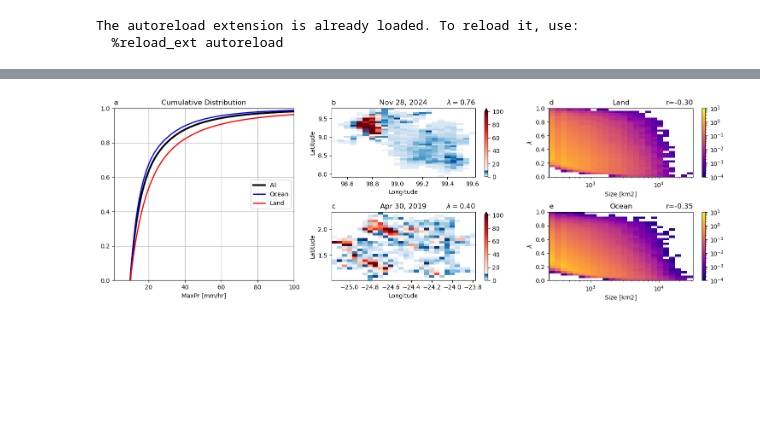
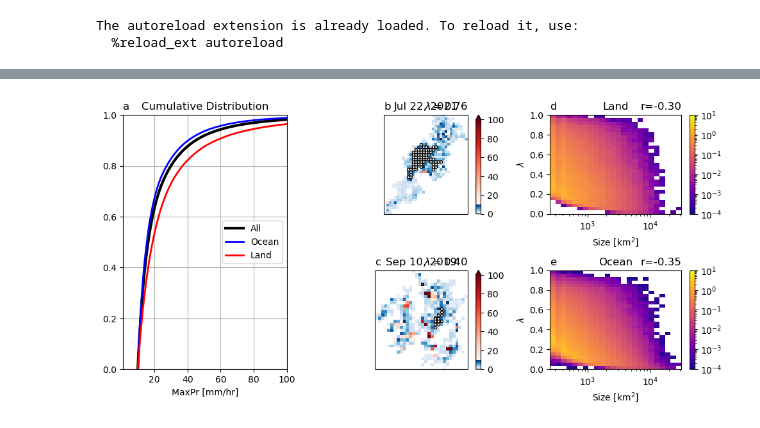
Before and after one commit to pedroanguloumana/extreme_precipitation_in_gpm, a Jupyter notebook: notebooks/nb01_CDF_Examples.ipynb, the cells around one changed output, grey strips where cells are left out. Cells and saved outputs as stored; diff of their text form; code cells hidden in the pictures; blank space fills up the shorter version.

Commit message:
Updated plots for thesis

```diff
--- a/notebooks/nb01_CDF_Examples.ipynb
+++ b/notebooks/nb01_CDF_Examples.ipynb
@@ -23,9 +289,8 @@ pf_stats = load_global_pf_stats()
 # %%
-
 #
 # Plot Figure 1 for paper
 #
-fig = plt.figure(figsize=(15, 5))
+fig = plt.figure(figsize=(10, 5))
 gs = gridspec.GridSpec(
     nrows=2,
     ncols=3,
@@ -40,10 +305,11 @@ ax = fig.add_subplot(gs[:, 0])
 maxpr = pf_stats['max_precip']
 is_land_id = globe.is_land(pf_stats['mean_latitude'], pf_stats['mean_longitude'])
 is_ocean_id = globe.is_ocean(pf_stats['mean_latitude'], pf_stats['mean_longitude'])
+
 def cdf(data):
     sorted_data = np.sort(data)
-    cdf = np.arange(1, len(sorted_data) + 1) / len(sorted_data)
-    return cdf
+    cdf_vals = np.arange(1, len(sorted_data) + 1) / len(sorted_data)
+    return cdf_vals
 
 maxpr_all = pf_stats['max_precip'].values
 maxpr_land = pf_stats['max_precip'][is_land_id].values
@@ -83,7 +349,7 @@ cmap_split, norm_split = create_split_cmap(
     cmap_high=plt.cm.Reds
 )
 
-ax_list = [fig.add_subplot(gs[0, 1]), fig.add_subplot(gs[1, 1])]
+ax_list = [fig.add_subplot(gs[0, 1], projection=ccrs.PlateCarree()), fig.add_subplot(gs[1, 1], projection=ccrs.PlateCarree())]
 regime_list = ['high_area_high_loc', 'high_area_low_loc']
 
 for i, (ax, regime) in enumerate(zip(ax_list, regime_list)):
@@ -95,19 +361,56 @@ for i, (ax, regime) in enumerate(zip(ax_list, regime_list)):
         norm=norm_split,
         cbar_kwargs={'label': None}
     )
+
+
+    import scipy.ndimage as ndimage
+
+    # Extract the precipitation field as a NumPy array
+    rain = pf_data.near_surf_rain.values
+
+    # Create a Boolean mask where rain rates exceed 10 mm/hr
+    mask = rain > 10
+
+    # Label connected regions (using an 8-connected neighborhood)
+    structure = np.ones((3, 3))  # 8-connected
+    labeled_array, num_features = ndimage.label(mask, structure=structure)
+
+    if num_features > 0:
+        # Compute the size of each connected region
+        region_sizes = ndimage.sum(mask, labeled_array, index=np.arange(1, num_features + 1))
+        # Identify the label corresponding to the largest region (labels start at 1)
+        largest_region_label = np.argmax(region_sizes) + 1
+        largest_region_mask = (labeled_array == largest_region_label)
+
+        # Find the indices (row, col) of pixels in the largest region
+        indices = np.argwhere(largest_region_mask)
+
+        # Get the coordinate arrays.
+        # Here we assume that pf_data has 1D coordinate arrays for longitude and latitude.
+        # Adjust 'lon' and 'lat' to the correct names if different.
+        lon = pf_data['lon'].values if 'lon' in pf_data.coords else pf_data['longitude'].values
+        lat = pf_data['lat'].values if 'lat' in pf_data.coords else pf_data['latitude'].values
+
+        # Loop over each pixel in the largest region and plot a white dot at its center.
+        for i_idx, j_idx in indices:
+            # Here, i_idx corresponds to the latitude index and j_idx to the longitude index.
+            ax.plot(lon[j_idx], lat[i_idx], marker='o', color='white', markersize=3, markeredgecolor='black')
+
     ax.set_xlabel("Longitude")
     ax.set_ylabel("Latitude")
     ax.set_title('')
     ax.set_title(chr(ord('b') + i), loc='left')
     ax.set_title(pf_data.time.dt.strftime('%b %d, %Y').item())
     ax.set_title(rf'$\lambda=${[0.76, 0.40][i]:.02f}', loc='right')
+    ax.add_feature(cfeature.STATES)
+    ax.add_feature(cfeature.COASTLINE)
 
 #
 # Plot PDF of land size and loc
 #
 ax = fig.add_subplot(gs[0, 2])
 area = pf_stats[is_land_id]['num_pixels'] * 25
-loc = pf_stats[is_land_id][f'rainiest_10mmhr_cluster_precip_8conn']/pf_stats[is_land_id]['total_precip']
+loc = pf_stats[is_land_id][f'rainiest_10mmhr_cluster_precip_8conn'] / pf_stats[is_land_id]['total_precip']
 area_bins = np.logspace(np.log10(250), 4.5, 25)
 loc_bins = np.linspace(0, 1, 30)
 count = binned_statistic_2d(
@@ -117,22 +420,20 @@ count = binned_statistic_2d(
     statistic='count',
     bins=[loc_bins, area_bins]
 ).statistic
-pdf = 100*count / count.sum()
+pdf = 100 * count / count.sum()
 x_mesh, y_mesh = np.meshgrid(area_bins, loc_bins)
-c = (
-    ax.pcolormesh(
-        x_mesh,
-        y_mesh,
-        pdf,
-        cmap=plt.cm.plasma,
-        norm=colors.LogNorm(vmin=1e-4, vmax=1e1)
-    )
+c = ax.pcolormesh(
+    x_mesh,
+    y_mesh,
+    pdf,
+    cmap=plt.cm.plasma,
+    norm=colors.LogNorm(vmin=1e-4, vmax=1e1)
 )
 
 fig.colorbar(c)
 ax.set_xscale('log')
 ax.set_xlim(area_bins.min(), area_bins.max())
-ax.set_xlabel(r'Size [km2]')
+ax.set_xlabel(r'Size [km$^2$]')
 ax.set_ylabel(r'$\lambda$')
 ax.set_title('PDF [%]')
 ax.set_title('d', loc='left')
@@ -147,45 +448,43 @@ ax.set_title(f'r={r_val_land:.2f}', loc='right')
 #
 ax = fig.add_subplot(gs[1, 2])
 area = pf_stats[is_ocean_id]['num_pixels'] * 25
-loc = pf_stats[is_ocean_id][f'rainiest_10mmhr_cluster_precip_8conn']/pf_stats[is_ocean_id]['total_precip']
+loc = pf_stats[is_ocean_id][f'largest_10mmhr_cluster_precip_8conn'] / pf_stats[is_ocean_id]['total_precip']
 area_bins = np.logspace(np.log10(250), 4.5, 25)
 loc_bins = np.linspace(0, 1, 30)
 count = binned_statistic_2d(
     x=loc,
     y=area,
     values=None,
     statistic='count',
     bins=[loc_bins, area_bins]
 ).statistic
-pdf = 100*count / count.sum()
+pdf = 100 * count / count.sum()
 x_mesh, y_mesh = np.meshgrid(area_bins, loc_bins)
-c = (
-    ax.pcolormesh(
-        x_mesh,
-        y_mesh,
-        pdf,
-        cmap=plt.cm.plasma,
-        norm=colors.LogNorm(vmin=1e-4, vmax=1e1)
-    )
+c = ax.pcolormesh(
+    x_mesh,
+    y_mesh,
+    pdf,
+    cmap=plt.cm.plasma,
+    norm=colors.LogNorm(vmin=1e-4, vmax=1e1)
 )
 
 # Compute Pearson's r for ocean (area vs. loc) and place in title (right)
 r_val_ocean, p_val_ocean = pearsonr(area, loc)
 
-fig.colorbar(c)
+plt.colorbar(c)
 ax.set_xscale('log')
 ax.set_xlim(area_bins.min(), area_bins.max())
-ax.set_xlabel(r'Size [km2]')
+ax.set_xlabel(r'Size [km$^2$]')
 ax.set_ylabel(r'$\lambda$')
 ax.set_title('PDF [%]')
 ax.set_title('e', loc='left')
 ax.set_title('Ocean', loc='center')
 ax.set_title(f'r={r_val_ocean:.2f}', loc='right')
 
 #
 # Final figure params
 #
 fig.tight_layout(pad=1)
-save_figure(fig, 'Fig01_CDFandExamplePS')
+# save_figure(fig, 'Fig01_CDFandExamplePS')
 # %% [output]
-[figure, old version]
+[figure, new version]
```
Also changed, not shown: parts of 6 cells of this notebook, 10 other files.
